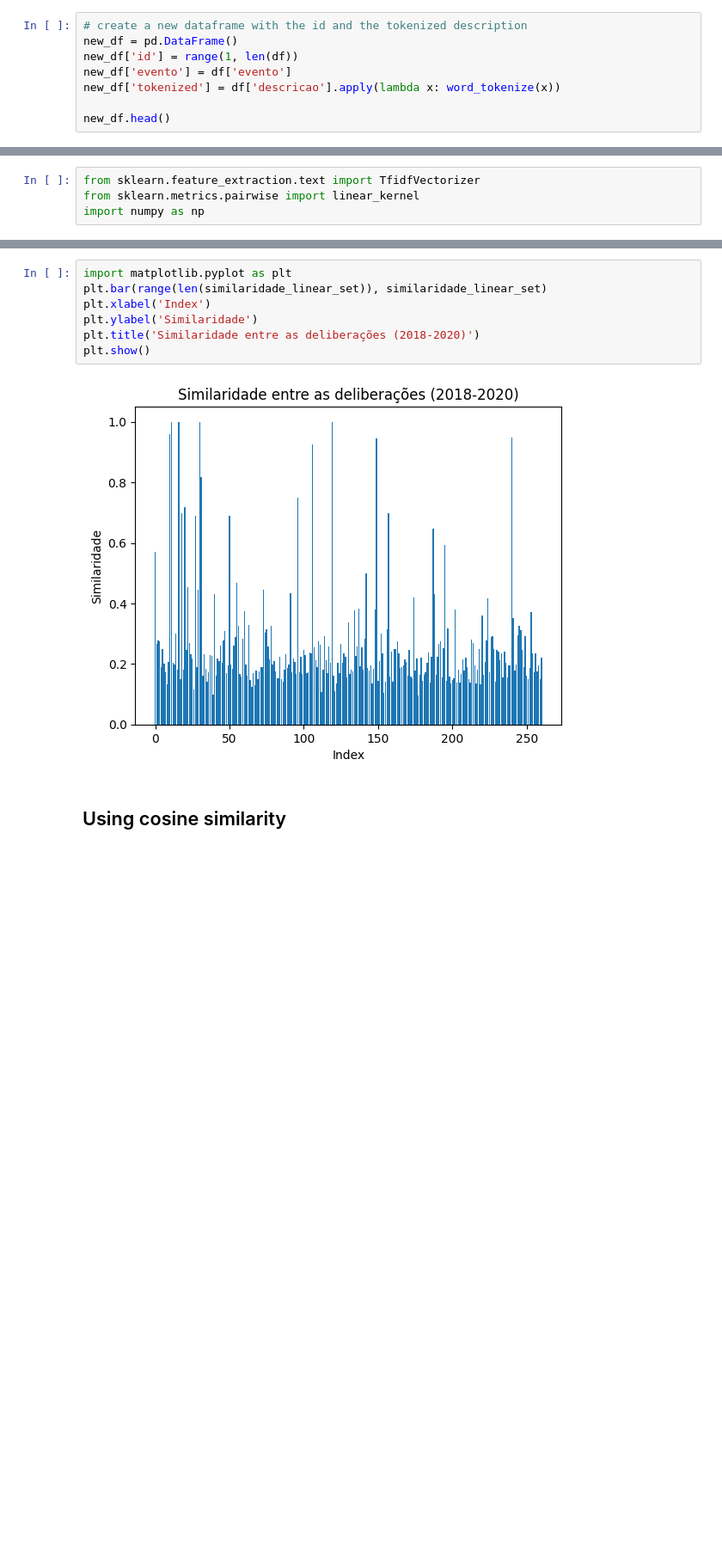
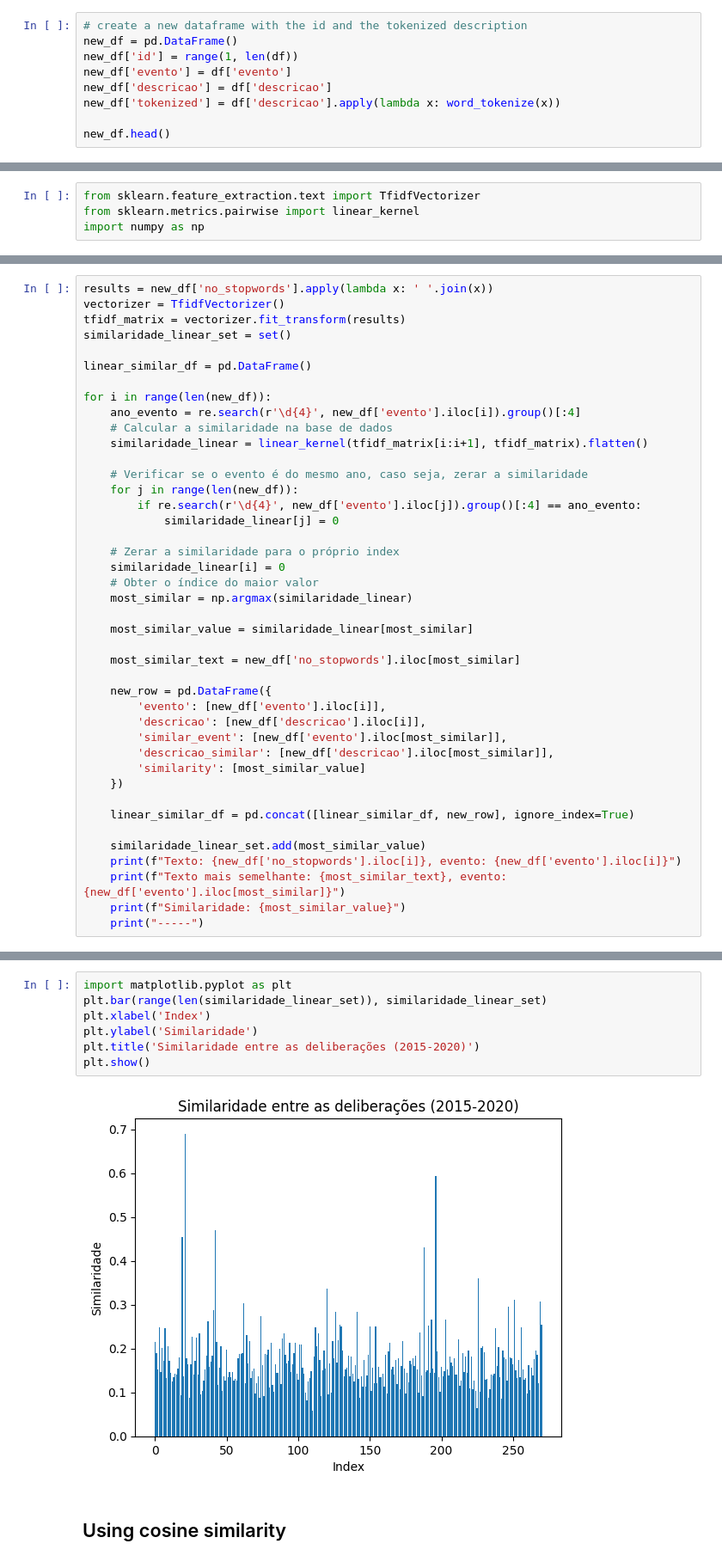
Before and after one commit to Gabrielgermanoo/nlp_research, a Jupyter notebook: pesquisa.ipynb, the cells around one changed output, grey strips where cells are left out. Shown at 86% size. Drawn from its saved outputs; the diff is of its cells as text; blank space fills up the shorter version.

Commit message:
Adicionado filtros e melhorias para o artigo (parte textual)

```diff
--- a/pesquisa.ipynb
+++ b/pesquisa.ipynb
@@ -17,6 +18,7 @@ sent_tokenize(df['descricao'].iloc[0])
 new_df = pd.DataFrame()
 new_df['id'] = range(1, len(df))
 new_df['evento'] = df['evento']
+new_df['descricao'] = df['descricao']
 new_df['tokenized'] = df['descricao'].apply(lambda x: word_tokenize(x))
 
 new_df.head()
@@ -114,0 +108,42 @@ best_result_linear
+# %%
+results = new_df['no_stopwords'].apply(lambda x: ' '.join(x))
+vectorizer = TfidfVectorizer()
+tfidf_matrix = vectorizer.fit_transform(results)
+similaridade_linear_set = set()
+
+linear_similar_df = pd.DataFrame()
+
+for i in range(len(new_df)):
+    ano_evento = re.search(r'\d{4}', new_df['evento'].iloc[i]).group()[:4]
+    # Calcular a similaridade na base de dados
+    similaridade_linear = linear_kernel(tfidf_matrix[i:i+1], tfidf_matrix).flatten()
+
+    # Verificar se o evento é do mesmo ano, caso seja, zerar a similaridade
+    for j in range(len(new_df)):
+        if re.search(r'\d{4}', new_df['evento'].iloc[j]).group()[:4] == ano_evento:
+            similaridade_linear[j] = 0
+
+    # Zerar a similaridade para o próprio index
+    similaridade_linear[i] = 0
+    # Obter o índice do maior valor
+    most_similar = np.argmax(similaridade_linear)
+
+    most_similar_value = similaridade_linear[most_similar]
+
+    most_similar_text = new_df['no_stopwords'].iloc[most_similar]
+
+    new_row = pd.DataFrame({
+        'evento': [new_df['evento'].iloc[i]],
+        'descricao': [new_df['descricao'].iloc[i]],
+        'similar_event': [new_df['evento'].iloc[most_similar]],
+        'descricao_similar': [new_df['descricao'].iloc[most_similar]],
+        'similarity': [most_similar_value]
+    })
+
+    linear_similar_df = pd.concat([linear_similar_df, new_row], ignore_index=True)
+
+    similaridade_linear_set.add(most_similar_value)
+    print(f"Texto: {new_df['no_stopwords'].iloc[i]}, evento: {new_df['evento'].iloc[i]}")
+    print(f"Texto mais semelhante: {most_similar_text}, evento: {new_df['evento'].iloc[most_similar]}")
+    print(f"Similaridade: {most_similar_value}")
+    print("-----")
@@ -115,12 +199,12 @@ best_result_linear
 # %%
 import matplotlib.pyplot as plt
 plt.bar(range(len(similaridade_linear_set)), similaridade_linear_set)
 plt.xlabel('Index')
 plt.ylabel('Similaridade')
-plt.title('Similaridade entre as deliberações (2018-2020)')
+plt.title('Similaridade entre as deliberações (2015-2020)')
 plt.show()
 # %% [output]
-[figure, old version]
+[figure, new version]
 # %% [markdown]
 ## Using cosine similarity
 # %%
```
Also changed, not shown: parts of 28 cells of this notebook, 2 other files.
